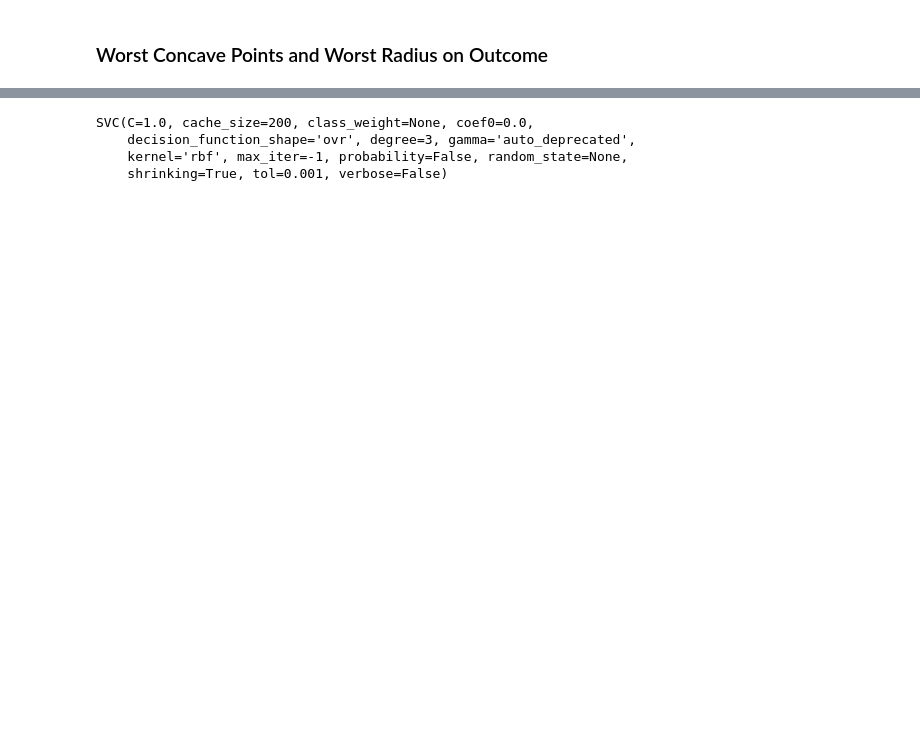
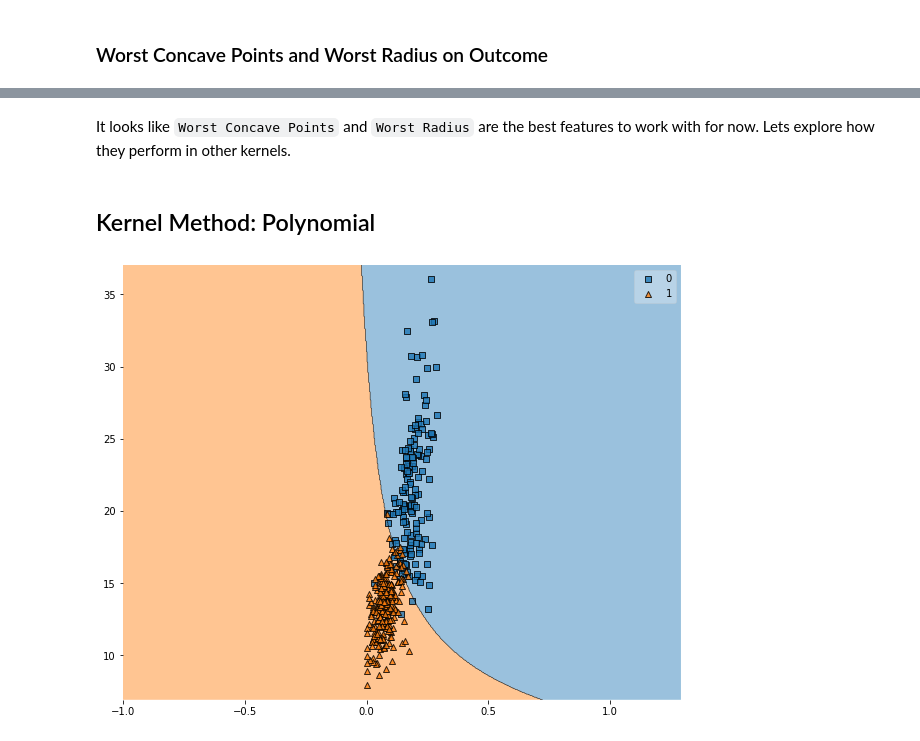
Before and after one commit to TasfiaAddrita/ds-2.1-hw, a Jupyter notebook: 08_Support_Vector_Machines.ipynb, the cells around one changed output, grey strips where cells are left out. Cells and saved outputs as stored; diff of their text form; code cells hidden in the pictures; blank space fills up the shorter version.

```diff
--- a/08_Support_Vector_Machines.ipynb
+++ b/08_Support_Vector_Machines.ipynb
@@ -185,3 +191,32 @@ def classifier_evaluation(confusion):
+# %%
+class SVC_Model:
+    def __init__(self):
+        self.y = cancer.Outcome
+        self.X_train = None
+        self.X_test = None
+        self.y_train = None
+        self.y_test = None
+        self.model = None
+        self.y_pred = None
+
+    def build(self, feature_cols):
+        X = cancer[feature_cols]
+        self.X_train, self.X_test, self.y_train, self.y_test = sklearn.model_selection.train_test_split(X, y, test_size=0.25, random_state=0)
+
+    def train(self, kernel="linear"):
+        clf = sklearn.svm.SVC(kernel=kernel, probability=True)
+        self.model = clf.fit(self.X_train, self.y_train)
+
+    def plot(self):
+        fig = plt.figure(figsize=(10, 8))
+        plot_decision_regions(X=np.array(self.X_train), y=np.array(self.y_train),clf=self.model)
+
+    def predict(self):
+        self.y_pred = self.model.predict(self.X_test)
+        return self.y_pred
+
+    def evaluate(self):
+        return classifier_evaluation(sklearn.metrics.confusion_matrix(self.y_test, self.y_pred))
 # %% [markdown]
 ## Normalize data
 # %%
@@ -376,10 +342,11 @@ SVC(C=1.0, cache_size=200, class_weight=None, coef0=0.0,
-# %%
-clf_rbf = svm.SVC(kernel="rbf")
-clf_rbf.fit(X_train, y_train)
-# fig = plt.figure(figsize=(10, 8))
-# plot_decision_regions(X=np.array(X_train), y=np.array(y_train),clf=svm_classifier)
-# %% [output]
-SVC(C=1.0, cache_size=200, class_weight=None, coef0=0.0,
-    decision_function_shape='ovr', degree=3, gamma='auto_deprecated',
-    kernel='rbf', max_iter=-1, probability=False, random_state=None,
-    shrinking=True, tol=0.001, verbose=False)
+# %% [markdown]
+It looks like `Worst Concave Points` and `Worst Radius` are the best features to work with for now. Lets explore how they perform in other kernels.
+# %% [markdown]
+## Kernel Method: Polynomial
+# %%
+poly_model = SVC_Model()
+poly_model.build(["worst concave points", "worst radius"])
+poly_model.train(kernel="poly")
+poly_model.plot()
+# %% [output]
+[figure, added]
```
Also changed, not shown: parts of 52 cells of this notebook.
